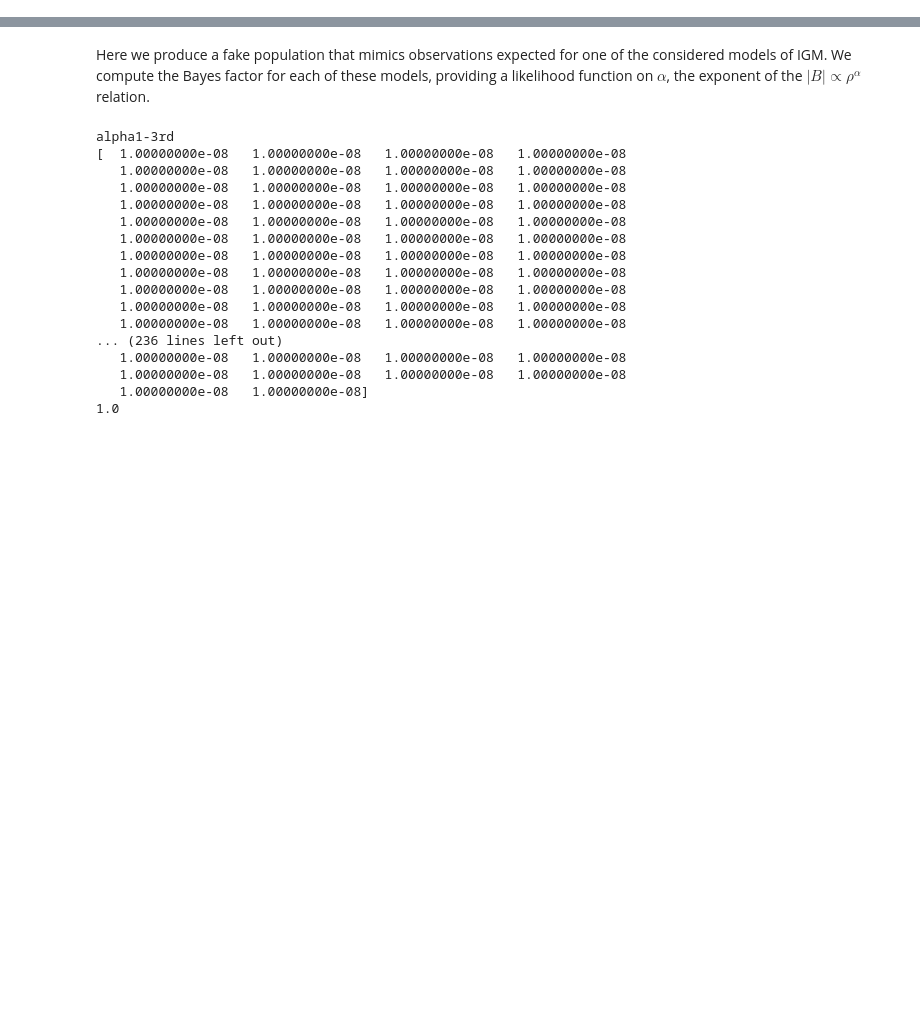
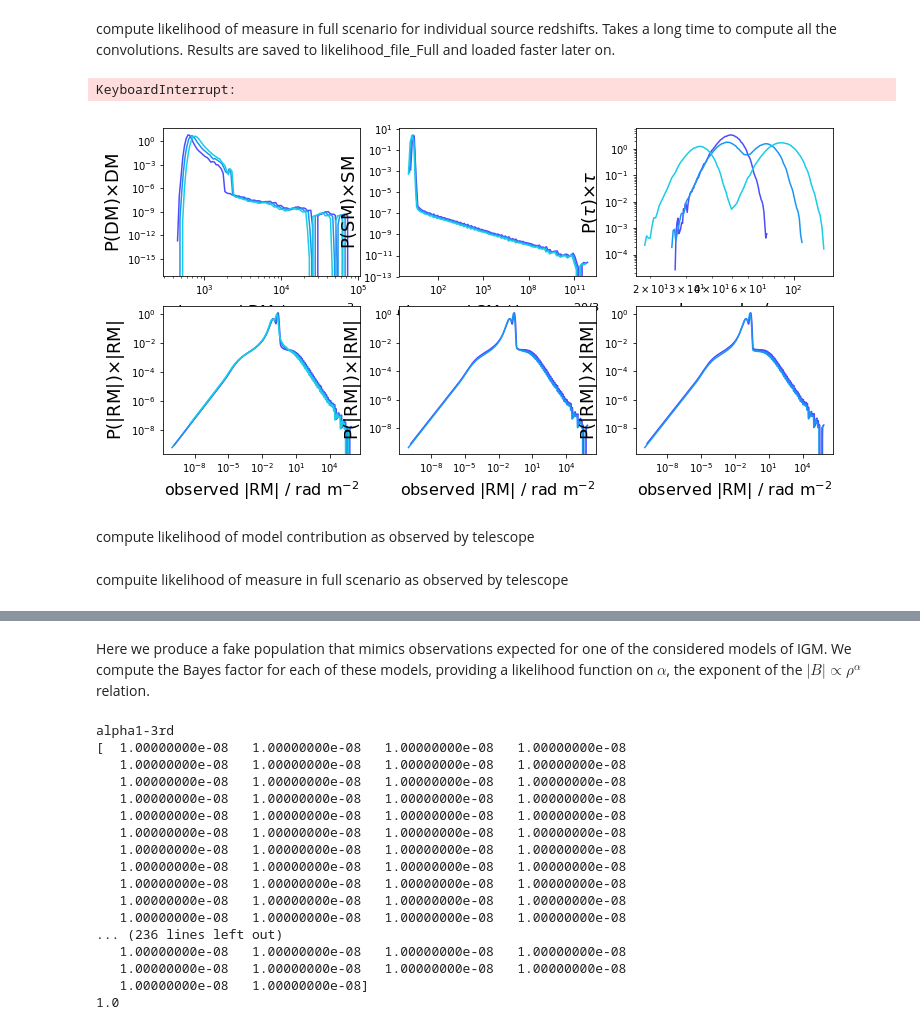
Before and after one commit to FRBs/PreFRBLE, a Jupyter notebook: notebooks/PreFRBLE_Likelihood.ipynb, the cells around one changed output, grey strips where cells are left out. Drawn from its saved outputs; the diff is of its cells as text; code cells hidden in the pictures; blank space fills up the shorter version.

```diff
--- a/notebooks/PreFRBLE_Likelihood.ipynb
+++ b/notebooks/PreFRBLE_Likelihood.ipynb
@@ -34,3 +39,37 @@ scenario1 = {
 #    'Inter' : ['Rodrigues18'],
     'Local' : ['Piro18/wind'],
 }
+# %% [markdown]
+compute likelihood of measure in full scenario for individual source redshifts. Takes a long time to compute all the convolutions. Results are saved to likelihood_file_Full and loaded faster later on.
+# %%
+fig, axs = plt.subplots(2,3, figsize=(12,6))
+
+
+
+msrs = measures[:]
+msrs.remove('RM')
+
+t0 = time()
+colors = rainbow(redshift_bins)
+
+for i_z in tqdm( range( redshift_bins.size ) ):
+    zs, color = redshift_bins[i_z], colors[i_z]
+#for zs, color in zip( redshift_bins, rainbow(redshift_bins) ):
+    for im, measure in enumerate(msrs):
+        P, x = GetLikelihood_Full( redshift=zs, measure=measure, **scenario )
+        PlotLikelihood(P=P, x=x, ax=axs[0][im], measure=measure, color=color )
+    for ia, a in enumerate([1,3,9]):
+        tmp = scenario.copy()
+        tmp['IGM'] = ['alpha%i-3rd' % a]
+        P, x = GetLikelihood_Full( redshift=zs, measure='RM', **tmp )
+        PlotLikelihood(P=P, x=x, ax=axs[1][ia], measure='RM', color=color )
+
+Colorbar( redshift_bins, label='redshift', ax=axs[0][-1])
+Colorbar( redshift_bins, label='redshift', ax=axs[1][-1])
+
+print( "this took %.1f minutes" % ( (time()-t0) / 60 ) )
+# %% [output]
+KeyboardInterrupt:
+[figure, added]
+# %% [markdown]
+compute likelihood of model contribution as observed by telescope
@@ -36,0 +149,2 @@ scenario1 = {
+# %% [markdown]
+compuite likelihood of measure in full scenario as observed by telescope
```
Also changed, not shown: parts of 17 cells of this notebook, 12 other files.
